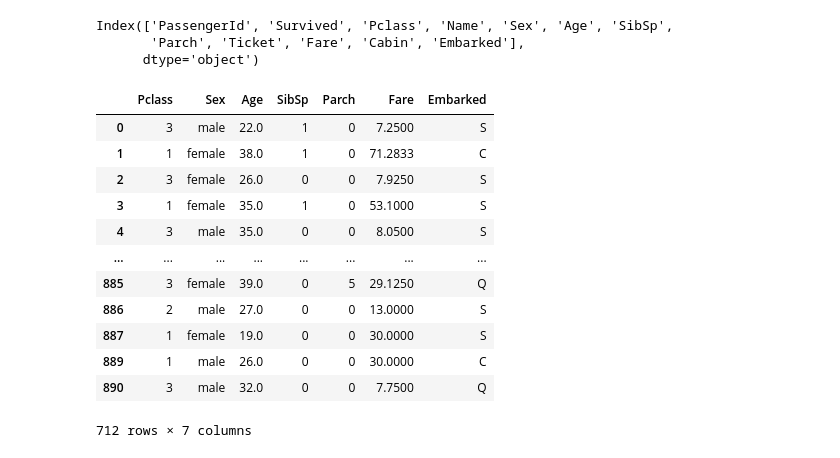
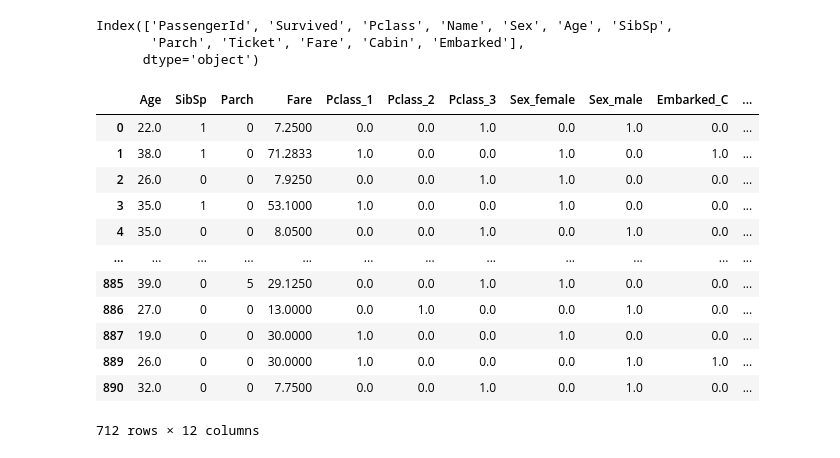
Before and after one commit to Song-Juntae/kaggle, a Jupyter notebook: getting_started/titanic/titanic.ipynb, the cells around one changed output. Saved outputs shown, nothing was run; the diff lists cells and outputs as text; code cells hidden in the pictures.

```diff
--- a/getting_started/titanic/titanic.ipynb
+++ b/getting_started/titanic/titanic.ipynb
@@ -209,40 +209,50 @@ Index(['PassengerId', 'Survived', 'Pclass', 'Name', 'Sex', 'Age', 'SibSp',
 # %%
 # 결측기 처리 데이터
 # Age 행 제거, Cabin 컬럼 제거, Embarked 행 제거
 
 사용할변수 = [
     'Pclass',
     'Sex',
     'Age',
     'SibSp',
     'Parch',
     'Fare',
     'Embarked'
 ]
 
 m_Age = df_train['Age'].notna()
 m_Embarked = df_train['Embarked'].notna()
 
 m = m_Age & m_Embarked
 
 df_train_결측치처리1 = df_train[m][사용할변수]
 df_train_결측치처리1_예측값 = df_train[m]['Survived']
 
-ohe = OneHotEncoder(sparse=False)
-train_cat = ohe.fit_transform(df_train_결측치처리1[['Pclass']])
+ohe = OneHotEncoder(sparse_output=False)
+ohe_Pclass = ohe.fit_transform(df_train_결측치처리1[['Pclass']])
+ohe_Pclass = pd.DataFrame(ohe_Pclass, columns=ohe.get_feature_names_out(), index=df_train_결측치처리1.index)
 
+ohe = OneHotEncoder(sparse_output=False)
+ohe_Sex = ohe.fit_transform(df_train_결측치처리1[['Sex']])
+ohe_Sex = pd.DataFrame(ohe_Sex, columns=ohe.get_feature_names_out(), index=df_train_결측치처리1.index)
+
+ohe = OneHotEncoder(sparse_output=False)
+ohe_Embarked = ohe.fit_transform(df_train_결측치처리1[['Embarked']])
+ohe_Embarked = pd.DataFrame(ohe_Embarked, columns=ohe.get_feature_names_out(), index=df_train_결측치처리1.index)
+
+df_train_결측치처리1 = pd.concat([df_train_결측치처리1[['Age', 'SibSp', 'Parch', 'Fare']], ohe_Pclass, ohe_Sex, ohe_Embarked], axis=1)
 df_train_결측치처리1
 # %% [output]
-|  | Pclass | Sex | Age | SibSp | Parch | Fare | Embarked |
-| 0 | 3 | male | 22.0 | 1 | 0 | 7.2500 | S |
-| 1 | 1 | female | 38.0 | 1 | 0 | 71.2833 | C |
-| 2 | 3 | female | 26.0 | 0 | 0 | 7.9250 | S |
-| 3 | 1 | female | 35.0 | 1 | 0 | 53.1000 | S |
-| 4 | 3 | male | 35.0 | 0 | 0 | 8.0500 | S |
-| ... | ... | ... | ... | ... | ... | ... | ... |
-| 885 | 3 | female | 39.0 | 0 | 5 | 29.1250 | Q |
-| 886 | 2 | male | 27.0 | 0 | 0 | 13.0000 | S |
-| 887 | 1 | female | 19.0 | 0 | 0 | 30.0000 | S |
-| 889 | 1 | male | 26.0 | 0 | 0 | 30.0000 | C |
-| 890 | 3 | male | 32.0 | 0 | 0 | 7.7500 | Q |
+|  | Age | SibSp | Parch | Fare | Pclass_1 | Pclass_2 | Pclass_3 | Sex_female | Sex_male | Embarked_C | ... |
+| 0 | 22.0 | 1 | 0 | 7.2500 | 0.0 | 0.0 | 1.0 | 0.0 | 1.0 | 0.0 | ... |
+| 1 | 38.0 | 1 | 0 | 71.2833 | 1.0 | 0.0 | 0.0 | 1.0 | 0.0 | 1.0 | ... |
+| 2 | 26.0 | 0 | 0 | 7.9250 | 0.0 | 0.0 | 1.0 | 1.0 | 0.0 | 0.0 | ... |
+| 3 | 35.0 | 1 | 0 | 53.1000 | 1.0 | 0.0 | 0.0 | 1.0 | 0.0 | 0.0 | ... |
+| 4 | 35.0 | 0 | 0 | 8.0500 | 0.0 | 0.0 | 1.0 | 0.0 | 1.0 | 0.0 | ... |
+| ... | ... | ... | ... | ... | ... | ... | ... | ... | ... | ... | ... |
+| 885 | 39.0 | 0 | 5 | 29.1250 | 0.0 | 0.0 | 1.0 | 1.0 | 0.0 | 0.0 | ... |
+| 886 | 27.0 | 0 | 0 | 13.0000 | 0.0 | 1.0 | 0.0 | 0.0 | 1.0 | 0.0 | ... |
+| 887 | 19.0 | 0 | 0 | 30.0000 | 1.0 | 0.0 | 0.0 | 1.0 | 0.0 | 0.0 | ... |
+| 889 | 26.0 | 0 | 0 | 30.0000 | 1.0 | 0.0 | 0.0 | 0.0 | 1.0 | 1.0 | ... |
+| 890 | 32.0 | 0 | 0 | 7.7500 | 0.0 | 0.0 | 1.0 | 0.0 | 1.0 | 0.0 | ... |
-712 rows × 7 columns
+712 rows × 12 columns
```
Also changed, not shown: parts of 1 cell of this notebook.
